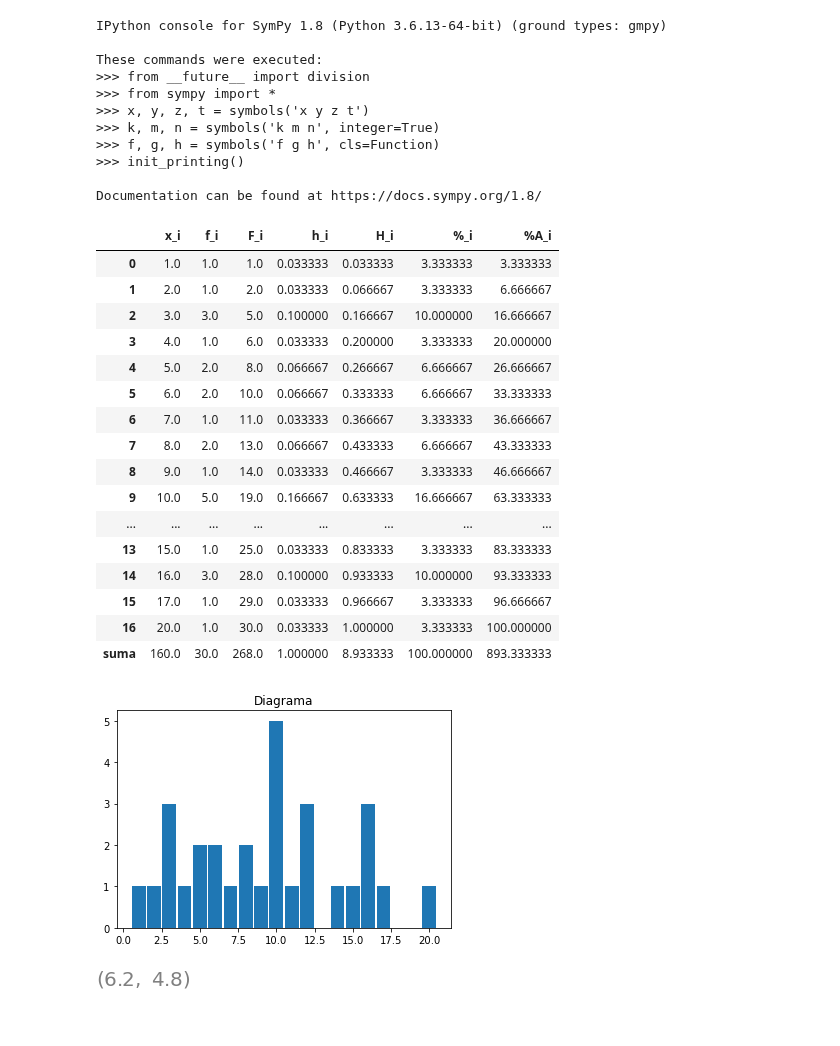
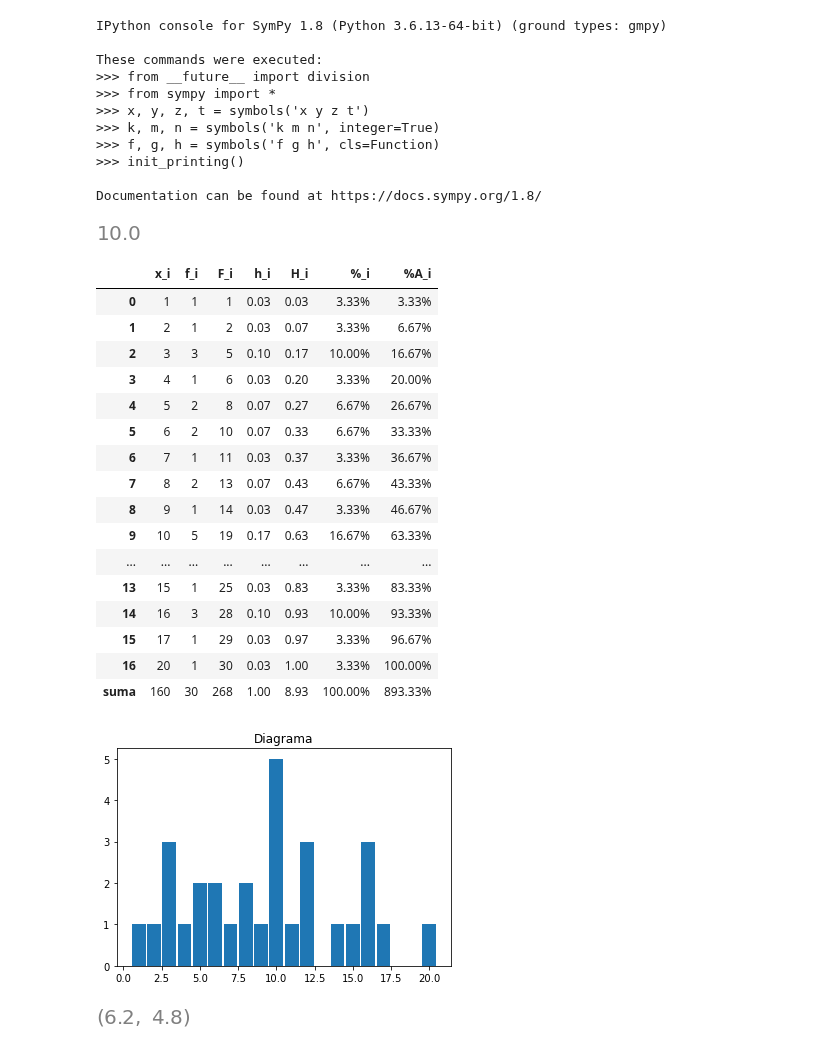
Before and after one commit to crdguez/mat1bac_cit, a Jupyter notebook: notebooks/funciones_estadistica.ipynb, the cells around one changed output. Cells and saved outputs as stored; diff of their text form; code cells hidden in the pictures; blank space fills up the shorter version.

```diff
--- a/notebooks/funciones_estadistica.ipynb
+++ b/notebooks/funciones_estadistica.ipynb
@@ -21,6 +21,20 @@ These commands were executed:
 >>> init_printing()
 
 Documentation can be found at https://docs.sympy.org/1.8/
+# %%
+df=pd.DataFrame(np.array([[1, 2, 3], [4, 5, 6], [7, 8, 9]]),columns=[r'a', 'b', 'c'])
+
+df.where(df['a']>1).dropna()
+# df
+# df.where?
+df = dic['tabla'][:-1]
+df.iloc[df['f_i'].idxmax(),:]['x_i']
+
+tabla = dic['tabla']
+t=tabla[:-1]
+tabla[:-1].where(tabla[:-1]['%A_i']>50).dropna().iloc[0]['x_i']
+# %% [output]
+[figure, added]
 # %%
 def analisis_discreto(str_datos):
     datos = np.loadtxt(str_datos.split())
@@ -32,10 +46,11 @@ def analisis_discreto(str_datos):
     d = np.diff(np.unique(datos)).min()
     left_of_first_bin = datos.min() - float(d)/2
     right_of_last_bin = datos.max() + float(d)/2
+    fg, ax = plt.subplots()
     plt.clf()
     plt.hist(datos, np.arange(left_of_first_bin, right_of_last_bin + d, d), rwidth=0.9, cumulative = False)
     plt.title("Diagrama")
-    fg=plt.figure
+#     fg=plt.figure
 
 
 #     solucion.append({"media":datos.mean(), "mediana":np.percentile(datos,50), "moda":stats.mode(datos)})
@@ -50,25 +65,26 @@ def analisis_discreto(str_datos):
 # %%
 %matplotlib inline
 dic=analisis_discreto( """16 11 17 12 10 5 1 8 10 14 15 20 10 3 8 10 2 5 12 6 16 7 6 16 10 3 3 9 4 12""")
-dic['tabla']
+# dic['tabla'].astype({"x_i":int, "f_i":int, "F_i":int}).style.format({'h_i':"{:,.2f}"})
+dic['tabla'].astype({"x_i":int, "f_i":int, "F_i":int}).style.format({'h_i':"{:,.2f}",'H_i':"{:,.2f}",'%_i':"{:,.2f}%",'%A_i':"{:,.2f}%"})
 # %% [output]
 |  | x_i | f_i | F_i | h_i | H_i | %_i | %A_i |
-| 0 | 1.0 | 1.0 | 1.0 | 0.033333 | 0.033333 | 3.333333 | 3.333333 |
-| 1 | 2.0 | 1.0 | 2.0 | 0.033333 | 0.066667 | 3.333333 | 6.666667 |
-| 2 | 3.0 | 3.0 | 5.0 | 0.100000 | 0.166667 | 10.000000 | 16.666667 |
-| 3 | 4.0 | 1.0 | 6.0 | 0.033333 | 0.200000 | 3.333333 | 20.000000 |
-| 4 | 5.0 | 2.0 | 8.0 | 0.066667 | 0.266667 | 6.666667 | 26.666667 |
-| 5 | 6.0 | 2.0 | 10.0 | 0.066667 | 0.333333 | 6.666667 | 33.333333 |
-| 6 | 7.0 | 1.0 | 11.0 | 0.033333 | 0.366667 | 3.333333 | 36.666667 |
-| 7 | 8.0 | 2.0 | 13.0 | 0.066667 | 0.433333 | 6.666667 | 43.333333 |
-| 8 | 9.0 | 1.0 | 14.0 | 0.033333 | 0.466667 | 3.333333 | 46.666667 |
-| 9 | 10.0 | 5.0 | 19.0 | 0.166667 | 0.633333 | 16.666667 | 63.333333 |
+| 0 | 1 | 1 | 1 | 0.03 | 0.03 | 3.33% | 3.33% |
+| 1 | 2 | 1 | 2 | 0.03 | 0.07 | 3.33% | 6.67% |
+| 2 | 3 | 3 | 5 | 0.10 | 0.17 | 10.00% | 16.67% |
+| 3 | 4 | 1 | 6 | 0.03 | 0.20 | 3.33% | 20.00% |
+| 4 | 5 | 2 | 8 | 0.07 | 0.27 | 6.67% | 26.67% |
+| 5 | 6 | 2 | 10 | 0.07 | 0.33 | 6.67% | 33.33% |
+| 6 | 7 | 1 | 11 | 0.03 | 0.37 | 3.33% | 36.67% |
+| 7 | 8 | 2 | 13 | 0.07 | 0.43 | 6.67% | 43.33% |
+| 8 | 9 | 1 | 14 | 0.03 | 0.47 | 3.33% | 46.67% |
+| 9 | 10 | 5 | 19 | 0.17 | 0.63 | 16.67% | 63.33% |
 | ... | ... | ... | ... | ... | ... | ... | ... |
-| 13 | 15.0 | 1.0 | 25.0 | 0.033333 | 0.833333 | 3.333333 | 83.333333 |
-| 14 | 16.0 | 3.0 | 28.0 | 0.100000 | 0.933333 | 10.000000 | 93.333333 |
-| 15 | 17.0 | 1.0 | 29.0 | 0.033333 | 0.966667 | 3.333333 | 96.666667 |
-| 16 | 20.0 | 1.0 | 30.0 | 0.033333 | 1.000000 | 3.333333 | 100.000000 |
-| suma | 160.0 | 30.0 | 268.0 | 1.000000 | 8.933333 | 100.000000 | 893.333333 |
+| 13 | 15 | 1 | 25 | 0.03 | 0.83 | 3.33% | 83.33% |
+| 14 | 16 | 3 | 28 | 0.10 | 0.93 | 10.00% | 93.33% |
+| 15 | 17 | 1 | 29 | 0.03 | 0.97 | 3.33% | 96.67% |
+| 16 | 20 | 1 | 30 | 0.03 | 1.00 | 3.33% | 100.00% |
+| suma | 160 | 30 | 268 | 1.00 | 8.93 | 100.00% | 893.33% |
 [figure]
 # %%
 p=20
```
Also changed, not shown: parts of 3 cells of this notebook, 3 other files.
